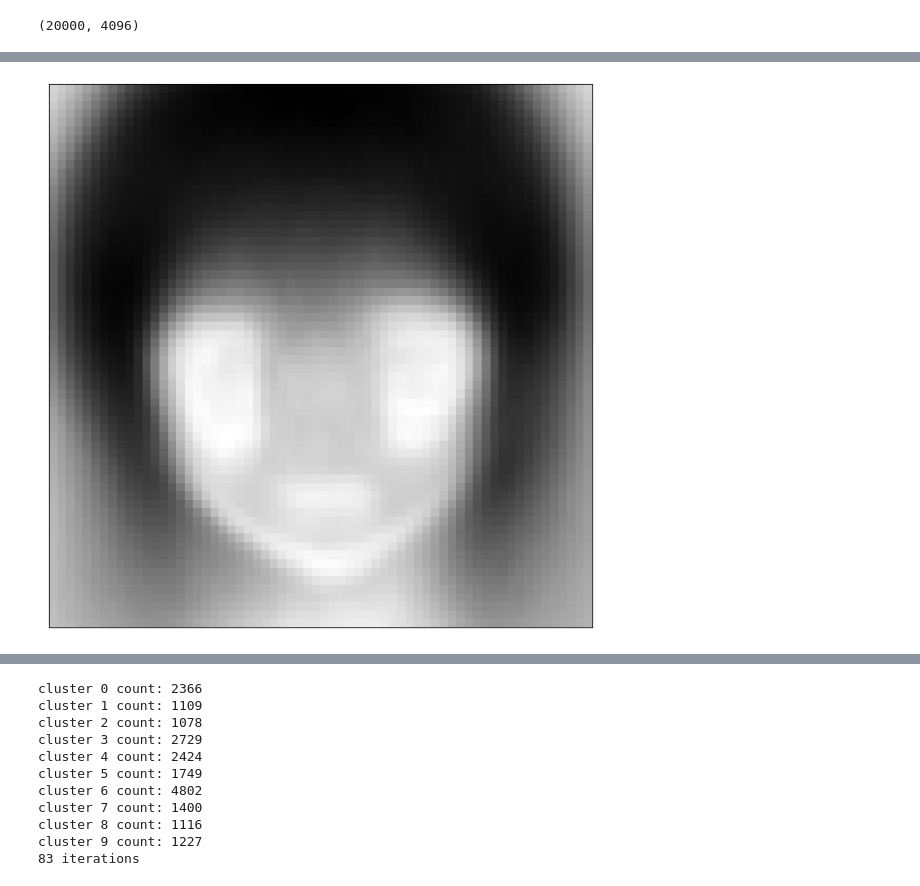
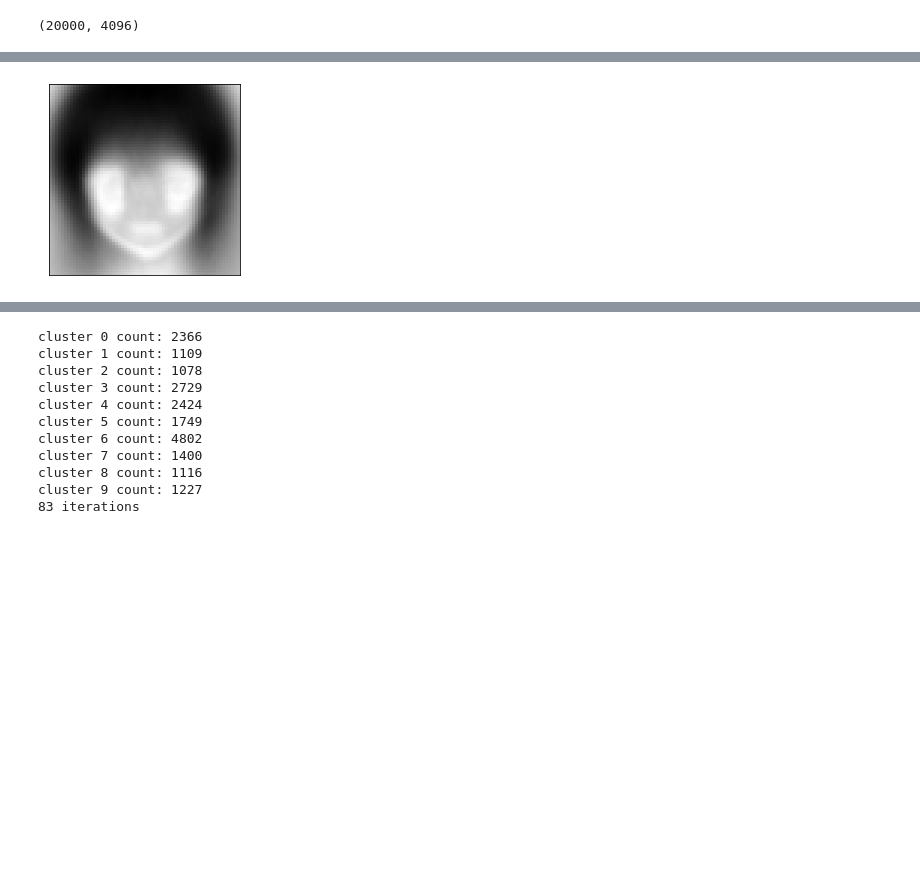
Before and after one commit to EvanLavender13/anime-eigenfaces, a Jupyter notebook: main.ipynb, the cells around one changed output, grey strips where cells are left out. Cells and saved outputs as stored; diff of their text form; code cells hidden in the pictures; blank space fills up the shorter version.

```diff
--- a/main.ipynb
+++ b/main.ipynb
@@ -62,10 +62,10 @@ fig.tight_layout()
 # %%
 eigenface = np.reshape(pca.components_[0], IMAGE_SHAPE)
-fig, ax = plt.subplots(1, 1, figsize=(8, 8), subplot_kw={"xticks": (), "yticks": ()})
+fig, ax = plt.subplots(1, 1, figsize=(4, 3), subplot_kw={"xticks": (), "yticks": ()})
 ax.imshow(eigenface, cmap=plt.cm.gray)
 fig.tight_layout()
 # %% [output]
-[figure, old version]
+[figure, new version]
 # %%
 n_components = 100
 pca = PCA(n_components=n_components, whiten=True)
```
Also changed, not shown: parts of 3 cells of this notebook.
